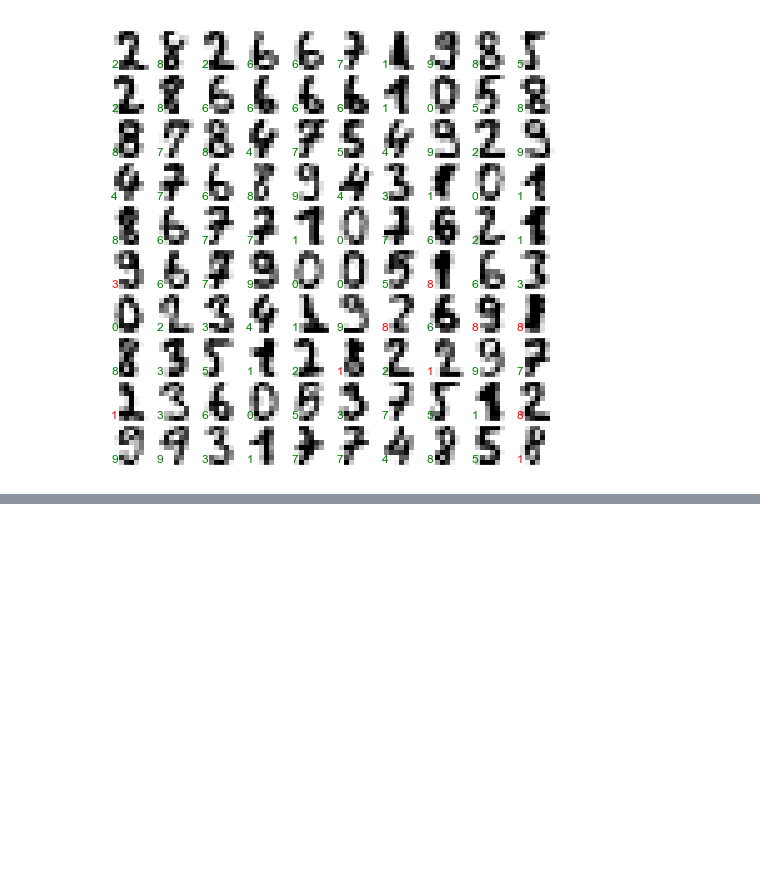
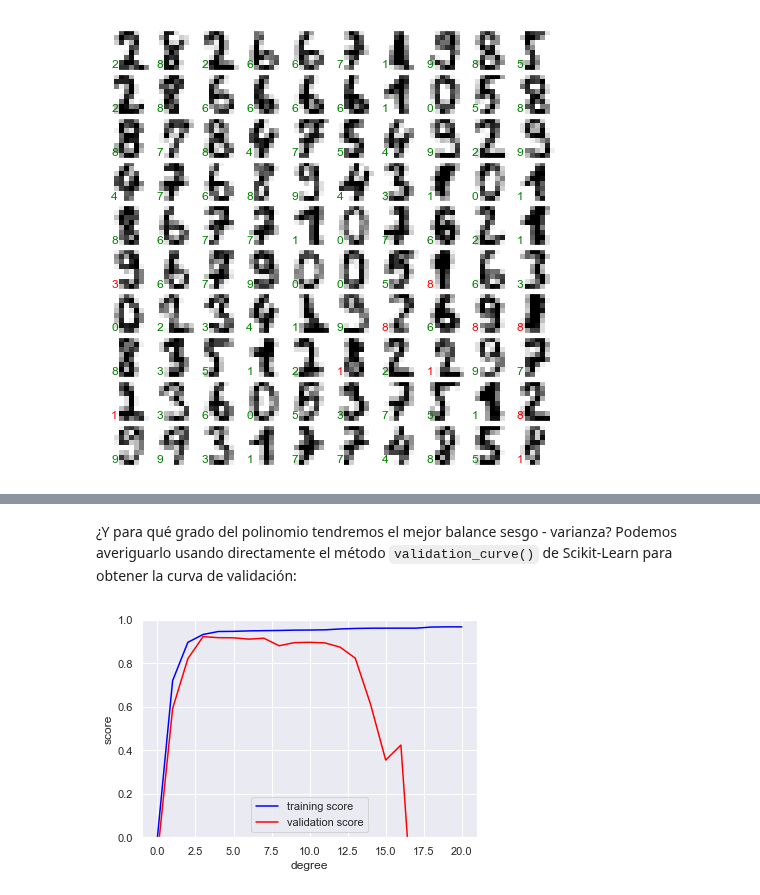
Before and after one commit to pyjaime/python3-101, a Jupyter notebook: python3_scikitlearn_es.ipynb, the cells around one changed output, grey strips where cells are left out. Saved outputs shown, nothing was run; the diff lists cells and outputs as text; code cells hidden in the pictures; blank space fills up the shorter version.

```diff
--- a/python3_scikitlearn_es.ipynb
+++ b/python3_scikitlearn_es.ipynb
@@ -279,0 +371,15 @@ for i, ax in enumerate(axes.flat):
+# %% [markdown]
+¿Y para qué grado del polinomio tendremos el mejor balance sesgo - varianza? Podemos averiguarlo usando directamente el método `validation_curve()` de Scikit-Learn para obtener la curva de validación:
+# %%
+from sklearn.model_selection import validation_curve
+degree = np.arange(0, 21)
+train_score, val_score = validation_curve(PolynomialRegression(), X, y, 'polynomialfeatures__degree', degree, cv=7)
+
+plt.plot(degree, np.median(train_score, 1), color='blue', label='training score')
+plt.plot(degree, np.median(val_score, 1), color='red', label='validation score')
+plt.legend(loc='best')
+plt.ylim(0, 1)
+plt.xlabel('degree')
+plt.ylabel('score');
+# %% [output]
+[figure, added]
```
Also changed, not shown: parts of 23 cells of this notebook.
